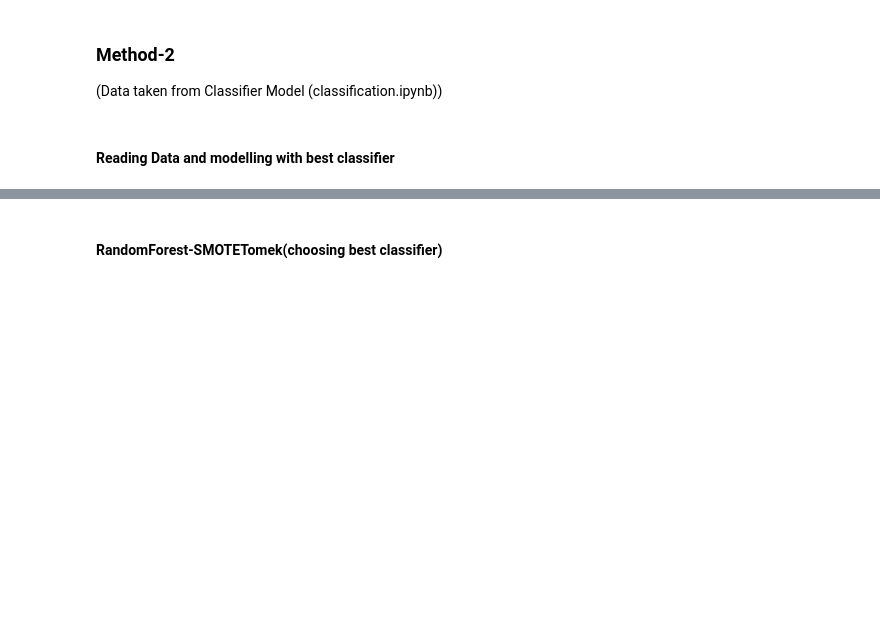
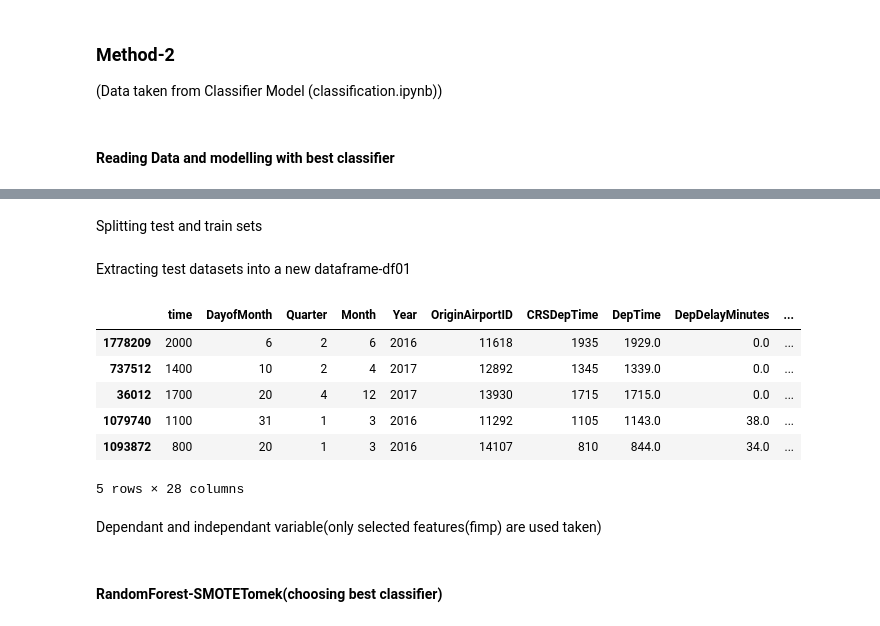
Before and after one commit to gayu28/ML_projects, a Jupyter notebook: Flight_Delay_pred/regr01.ipynb, the cells around one changed output, grey strips where cells are left out. Drawn from its saved outputs; the diff is of its cells as text; code cells hidden in the pictures; blank space fills up the shorter version.

```diff
--- a/Flight_Delay_pred/regr01.ipynb
+++ b/Flight_Delay_pred/regr01.ipynb
@@ -115,0 +120,5 @@ df2=data.drop(columns=['FlightDate', 'airport','Unnamed: 0','DayofMonth.1'],axis
+# %% [markdown]
+Splitting test and train sets
+# %%
+x_=df2
+y_=df2['ArrDel15']
@@ -116,3 +127,17 @@ df2=data.drop(columns=['FlightDate', 'airport','Unnamed: 0','DayofMonth.1'],axis
+# %% [markdown]
+Extracting test datasets into a new dataframe-df01
+# %%
+df01=pd.DataFrame(xtest)
+# %%
+df01.head()
+# %% [output]
+|  | time | DayofMonth | Quarter | Month | Year | OriginAirportID | CRSDepTime | DepTime | DepDelayMinutes | ... |
+| 1778209 | 2000 | 6 | 2 | 6 | 2016 | 11618 | 1935 | 1929.0 | 0.0 | ... |
+| 737512 | 1400 | 10 | 2 | 4 | 2017 | 12892 | 1345 | 1339.0 | 0.0 | ... |
+| 36012 | 1700 | 20 | 4 | 12 | 2017 | 13930 | 1715 | 1715.0 | 0.0 | ... |
+| 1079740 | 1100 | 31 | 1 | 3 | 2016 | 11292 | 1105 | 1143.0 | 38.0 | ... |
+| 1093872 | 800 | 20 | 1 | 3 | 2016 | 14107 | 810 | 844.0 | 34.0 | ... |
+5 rows × 28 columns
 # %%
 fimp=['DepDelayMinutes', 'DepTime', 'CRSDepTime', 'time', 'DestAirportID', 'OriginAirportID','DayofMonth','Quarter','Month'
        ,'weatherCode', 'pressure', 'winddirDegree', 'WindGustKmph',
@@ -124,0 +145,2 @@ xtrain,xtest,ytrain,ytest=train_test_split(x_,y_,random_state=42,test_size=0.20)
+# %% [markdown]
+Dependant and independant variable(only selected features(fimp) are used taken)
```
Also changed, not shown: parts of 26 cells of this notebook.
